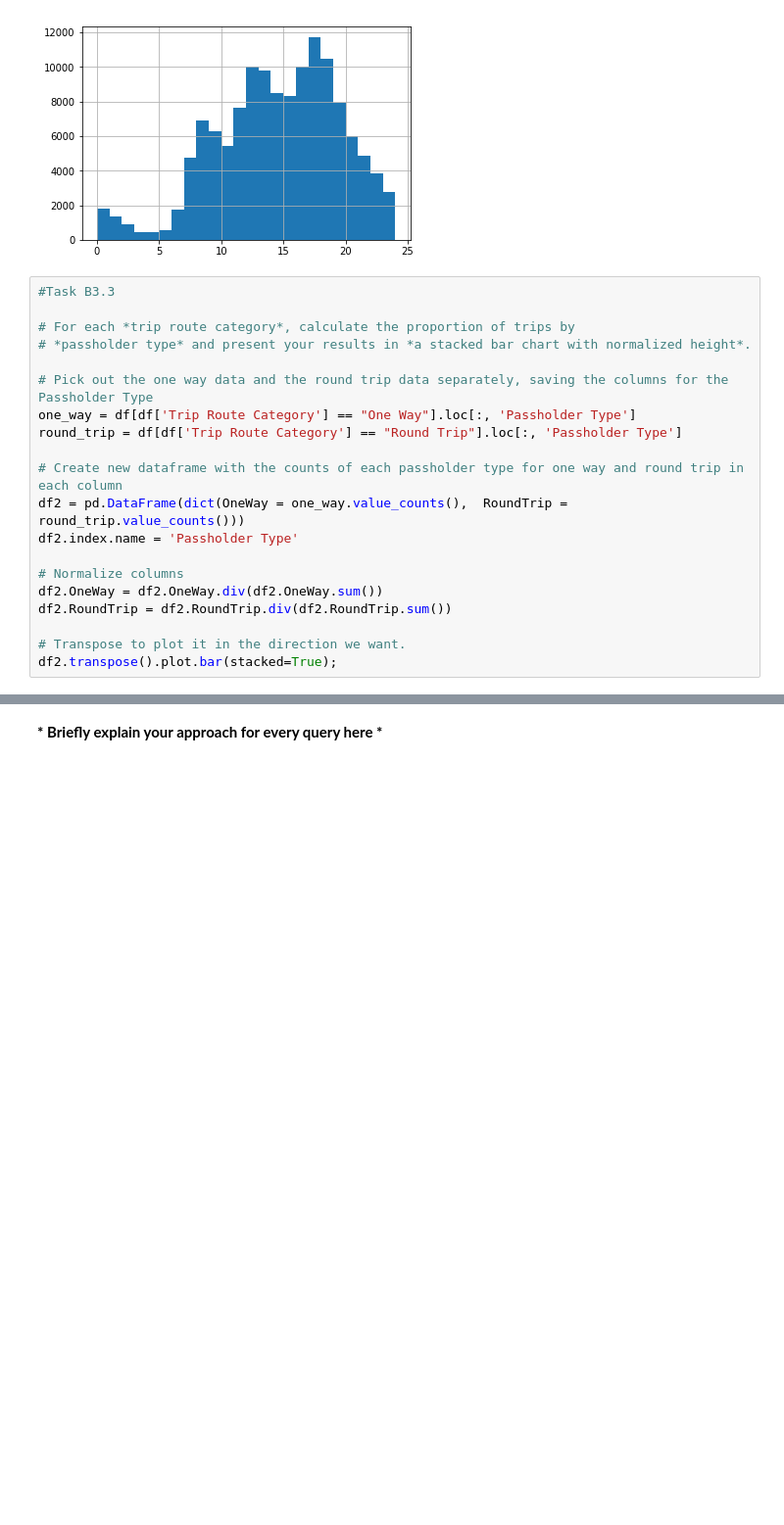
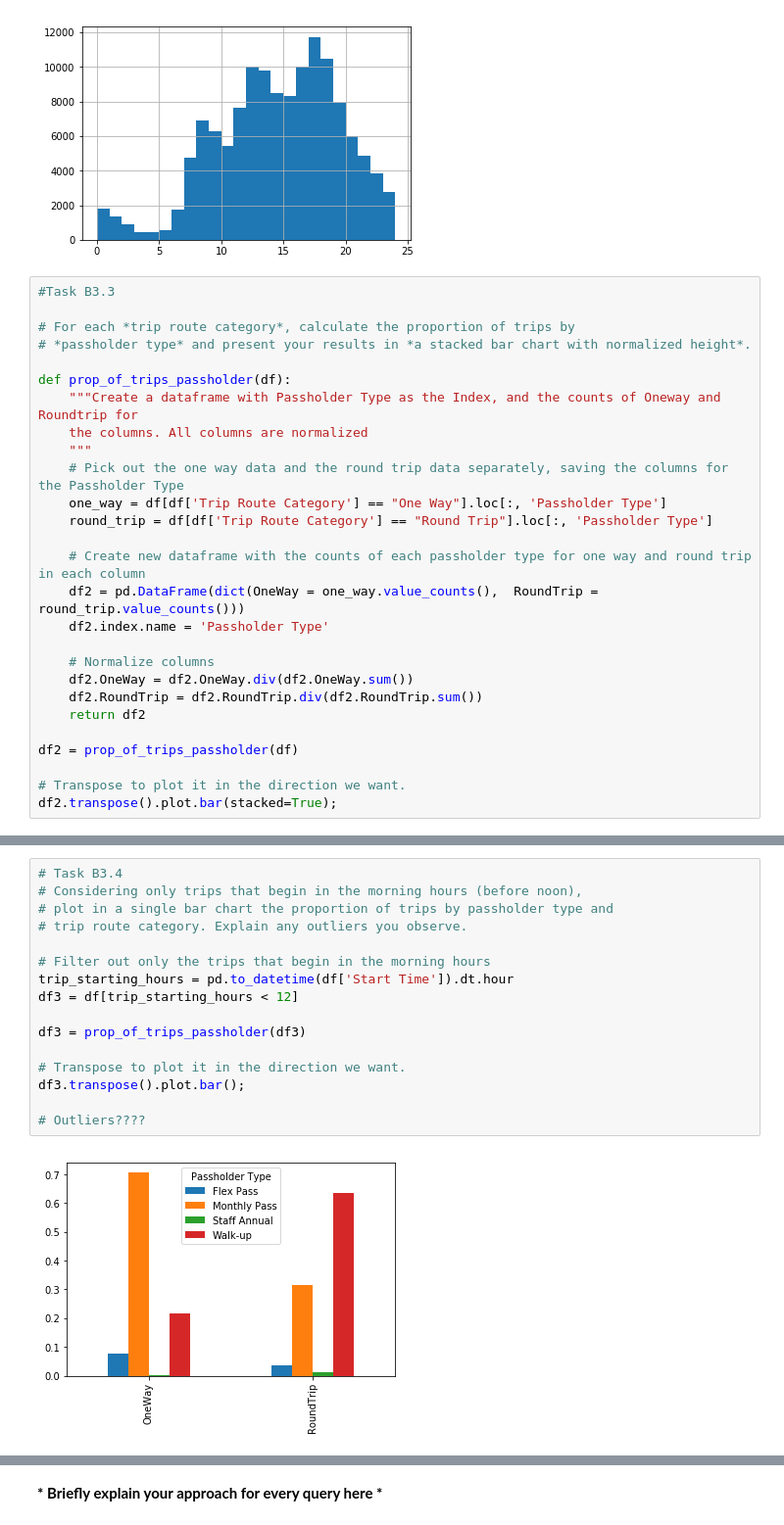
Before and after one commit to emmwel/ADAeda, a Jupyter notebook: David-code/Exercise 1.ipynb, the cells around one changed output, grey strips where cells are left out. Shown: that part at 98% size. Saved outputs shown, nothing was run; the diff lists cells and outputs as text; blank space fills up the shorter version.

```diff
--- a/David-code/Exercise 1.ipynb
+++ b/David-code/Exercise 1.ipynb
@@ -444,17 +444,24 @@ trip_start.hist(bins = 24, range=(0, 24))
 # For each *trip route category*, calculate the proportion of trips by
 # *passholder type* and present your results in *a stacked bar chart with normalized height*.
 
-# Pick out the one way data and the round trip data separately, saving the columns for the Passholder Type
-one_way = df[df['Trip Route Category'] == "One Way"].loc[:, 'Passholder Type']
-round_trip = df[df['Trip Route Category'] == "Round Trip"].loc[:, 'Passholder Type']
+def prop_of_trips_passholder(df):
+    """Create a dataframe with Passholder Type as the Index, and the counts of Oneway and Roundtrip for
+    the columns. All columns are normalized
+    """
+    # Pick out the one way data and the round trip data separately, saving the columns for the Passholder Type
+    one_way = df[df['Trip Route Category'] == "One Way"].loc[:, 'Passholder Type']
+    round_trip = df[df['Trip Route Category'] == "Round Trip"].loc[:, 'Passholder Type']
 
-# Create new dataframe with the counts of each passholder type for one way and round trip in each column
-df2 = pd.DataFrame(dict(OneWay = one_way.value_counts(),  RoundTrip = round_trip.value_counts()))
-df2.index.name = 'Passholder Type'
+    # Create new dataframe with the counts of each passholder type for one way and round trip in each column
+    df2 = pd.DataFrame(dict(OneWay = one_way.value_counts(),  RoundTrip = round_trip.value_counts()))
+    df2.index.name = 'Passholder Type'
 
-# Normalize columns
-df2.OneWay = df2.OneWay.div(df2.OneWay.sum())
-df2.RoundTrip = df2.RoundTrip.div(df2.RoundTrip.sum())
+    # Normalize columns
+    df2.OneWay = df2.OneWay.div(df2.OneWay.sum())
+    df2.RoundTrip = df2.RoundTrip.div(df2.RoundTrip.sum())
+    return df2
+
+df2 = prop_of_trips_passholder(df)
 
 # Transpose to plot it in the direction we want.
 df2.transpose().plot.bar(stacked=True);
@@ -474 +469,19 @@ Walk-up          0.273959   0.660696
 [figure]
+# %%
+# Task B3.4
+# Considering only trips that begin in the morning hours (before noon),
+# plot in a single bar chart the proportion of trips by passholder type and
+# trip route category. Explain any outliers you observe.
+
+# Filter out only the trips that begin in the morning hours
+trip_starting_hours = pd.to_datetime(df['Start Time']).dt.hour
+df3 = df[trip_starting_hours < 12]
+
+df3 = prop_of_trips_passholder(df3)
+
+# Transpose to plot it in the direction we want.
+df3.transpose().plot.bar();
+
+# Outliers????
+# %% [output]
+[figure, added]
```
Also changed, not shown: parts of 2 cells of this notebook.
